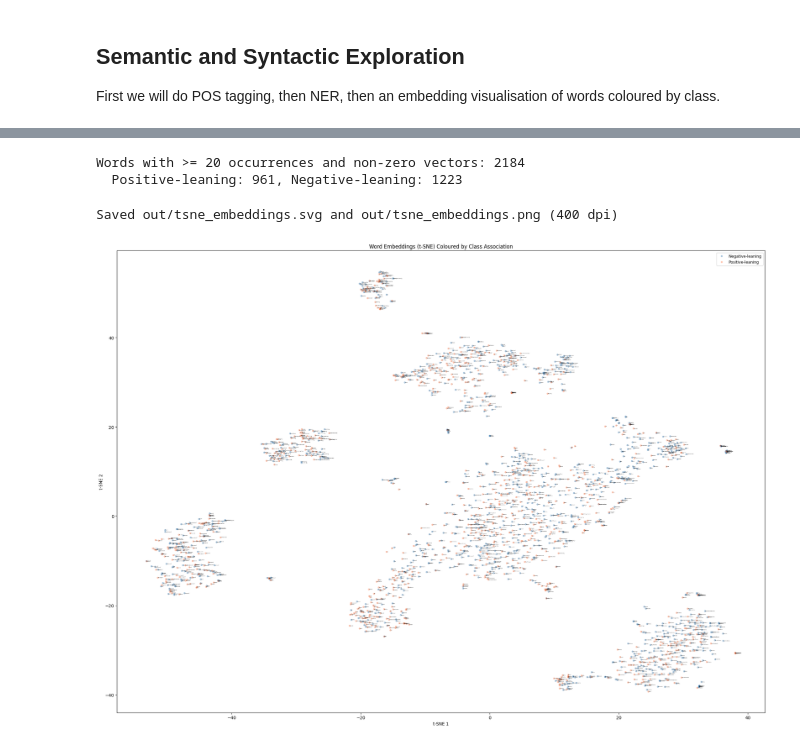
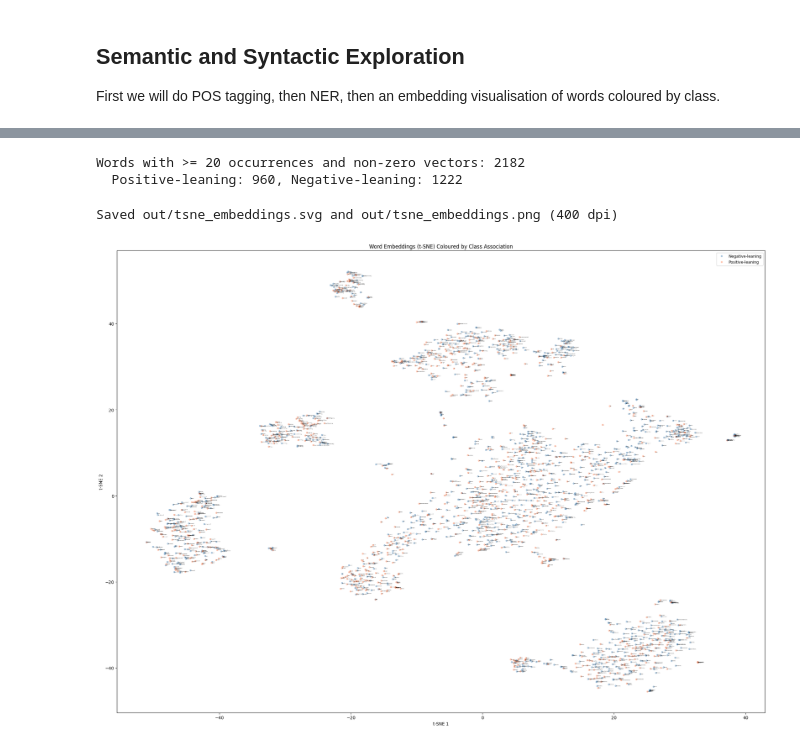
Before and after one commit to JonathanLCunnane/PCL-Detection, a Jupyter notebook: eda.ipynb, the cells around one changed output, grey strips where cells are left out. Cells and saved outputs as stored; diff of their text form; code cells hidden in the pictures.

```diff
--- a/eda.ipynb
+++ b/eda.ipynb
@@ -27,6 +56,7 @@ blen = len(doc_df)
 doc_df.dropna(inplace=True)
 alen = len(doc_df)
 print(f"Dropped {blen-alen} rows with missing values.")
+doc_df["text"] = doc_df["text"].apply(clean_text)
 docs_list = doc_df["text"].to_list()
 docs_list[:5]
 # %% [output]
@@ -217,11 +243,7 @@ Overall percentage positive:    9.49%
 
 First we will do POS tagging, then NER, then an embedding visualisation of words coloured by class.
 # %%
-from collections import Counter
-
 # Count POS tags per document as proportions of document length, then compute mean per class
-labels = doc_df["label"].values
-
 # Build per-document POS proportions
 prop_per_doc_neg = []  # list of dicts, one per negative sample
 prop_per_doc_pos = []  # list of dicts, one per positive sample
@@ -231,7 +253,7 @@ for para, label in zip(paras, labels):
     for token in para:
         if not token.is_punct and not token.is_space:
             doc_pos[token.pos_] += 1
-    total_tokens = sum(doc_pos.values())
+    total_tokens = len(para)
     if total_tokens > 0:
         doc_prop = {tag: count / total_tokens for tag, count in doc_pos.items()}
     else:
@@ -323,9 +345,6 @@ Adjectives:        39645
 Adverbs:           17161
 Noun-to-Verb ratio: 1.78
 # %%
-# Named Entity Recognition - per-document proportions by class
-labels = doc_df["label"].values
-
 # Count NER types per document as proportion of total entities, then mean per class
 ner_per_doc_neg = []
 ner_per_doc_pos = []
@@ -334,9 +353,9 @@ for para, label in zip(paras, labels):
     doc_ner = Counter()
     for ent in para.ents:
         doc_ner[ent.label_] += 1
-    total_ents = sum(doc_ner.values())
-    if total_ents > 0:
-        doc_prop = {tag: count / total_ents for tag, count in doc_ner.items()}
+    total_tokens = len(para)
+    if total_tokens > 0:
+        doc_prop = {tag: count / total_tokens for tag, count in doc_ner.items()}
     else:
         doc_prop = {}
     if label >= 2:
@@ -460,7 +479,6 @@ from sklearn.manifold import TSNE
 
 # Build word vectors averaged across all occurrences, tracking class association
 # For each word, average its tok2vec vectors and track positive vs negative frequency
-labels = doc_df["label"].values
 word_vectors = {}   # word -> list of vectors (to average)
 word_pos_freq = Counter()  # word -> count in positive docs
 word_neg_freq = Counter()  # word -> count in negative docs
@@ -473,7 +491,7 @@ for para, label in zip(paras, labels):
         w = token.lower_
         if w not in word_vectors:
             word_vectors[w] = []
-        word_vectors[w].append(token.vector)
+        word_vectors[w].append(token.vector.get())
         if is_pos:
             word_pos_freq[w] += 1
         else:
@@ -502,34 +520,34 @@ print(f"  Positive-leaning: {colours.count('coral')}, Negative-leaning: {colours
 
 # t-SNE to 2D
 vecs_arr = np.array(vecs)
 tsne = TSNE(n_components=2, perplexity=30, random_state=42)
 coords = tsne.fit_transform(vecs_arr)
 
 # Plot – label every word, save as SVG for lossless zoom
 fig, ax = plt.subplots(figsize=(22, 16))
 for colour_val, label_text in [("steelblue", "Negative-leaning"), ("coral", "Positive-leaning")]:
     mask = [c == colour_val for c in colours]
     ax.scatter(coords[mask, 0], coords[mask, 1], c=colour_val, alpha=0.45, s=20, label=label_text, edgecolors="none")
 
 # Label ALL words above MIN_FREQ
 for i, w in enumerate(words):
     ax.annotate(w, (coords[i, 0], coords[i, 1]), fontsize=3, alpha=0.75)
 
 ax.set_xlabel("t-SNE 1")
 ax.set_ylabel("t-SNE 2")
 ax.set_title("Word Embeddings (t-SNE) Coloured by Class Association")
 ax.legend(fontsize=9)
 plt.tight_layout()
 
 # Save vector SVG (infinite zoom, all labels crisp) + high-res PNG
 fig.savefig(f"{OUT_PATH}/tsne_embeddings.svg", format="svg")
 fig.savefig(f"{OUT_PATH}/tsne_embeddings.png", dpi=400)
 print(f"Saved {OUT_PATH}/tsne_embeddings.svg and {OUT_PATH}/tsne_embeddings.png (400 dpi)")
 
 plt.show()
 # %% [output]
-Words with >= 20 occurrences and non-zero vectors: 2184
-  Positive-leaning: 961, Negative-leaning: 1223
+Words with >= 20 occurrences and non-zero vectors: 2182
+  Positive-leaning: 960, Negative-leaning: 1222
 Saved out/tsne_embeddings.svg and out/tsne_embeddings.png (400 dpi)
-[figure, old version]
+[figure, new version]
 # %%
```
Also changed, not shown: parts of 10 cells of this notebook, 40 other files.
